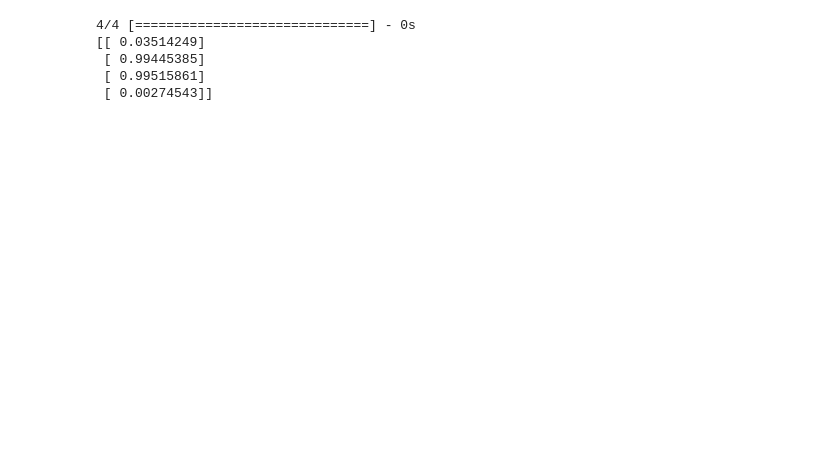
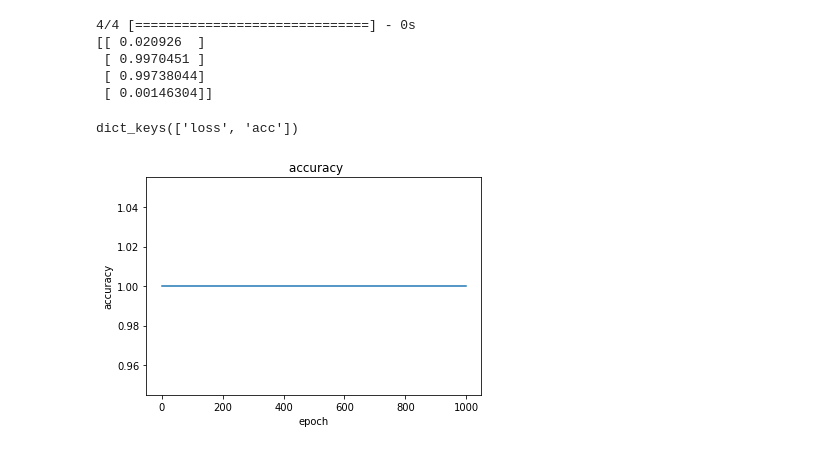
Before and after one commit to birolemekli/deep-learning, a Jupyter notebook: XOR/XOR.ipynb, the cells around one changed output. Saved outputs shown, nothing was run; the diff lists cells and outputs as text; code cells hidden in the pictures; blank space fills up the shorter version.

```diff
--- a/XOR/XOR.ipynb
+++ b/XOR/XOR.ipynb
@@ -33,6 +33,6 @@ model.compile(optimizer=optimizers.SGD(lr=0.1),loss='binary_crossentropy',metric
 #2 girişli ilk ara katmanda 8 nöron ve sonra çıkış katmanında 1 nöron oluşturmuştuk
 #Burada epoch 1000 yaparak tüm veri setini 1000 sefer yeniliyoruz
 #Batch size ile ise oluşturduğumuz optimizer parametreyi 512 adımda bir çalıştırdığımızı belirtiyoruz
-model.fit(data_in,data_out,epochs=1000,batch_size=512)
+history=model.fit(data_in,data_out,epochs=1000,batch_size=512)
 # %% [output]
 Epoch 1/1000
@@ -58,11 +57,24 @@ Epoch 1000/1000
 print(model.predict_proba(X))
 # %% [output]
 4/4 [==============================] - 0s
-[[ 0.03514249]
- [ 0.99445385]
- [ 0.99515861]
- [ 0.00274543]]
+[[ 0.020926  ]
+ [ 0.9970451 ]
+ [ 0.99738044]
+ [ 0.00146304]]
 # %%
 #Ve en sonda ise eğitilmiş modeli ve ağırlıklarını kaydediyoruz.
 model.save('XOR')
 model.save_weights('XOR_w')
+# %%
+print(history.history.keys())
+# %% [output]
+dict_keys(['loss', 'acc'])
+# %%
+plt.figure(1)
+plt.plot(history.history['acc'])
+plt.title(' accuracy')
+plt.ylabel('accuracy')
+plt.xlabel('epoch')
+plt.show()
+# %% [output]
+[figure, added]
```
Also changed, not shown: parts of 2 cells of this notebook, 3 other files.
